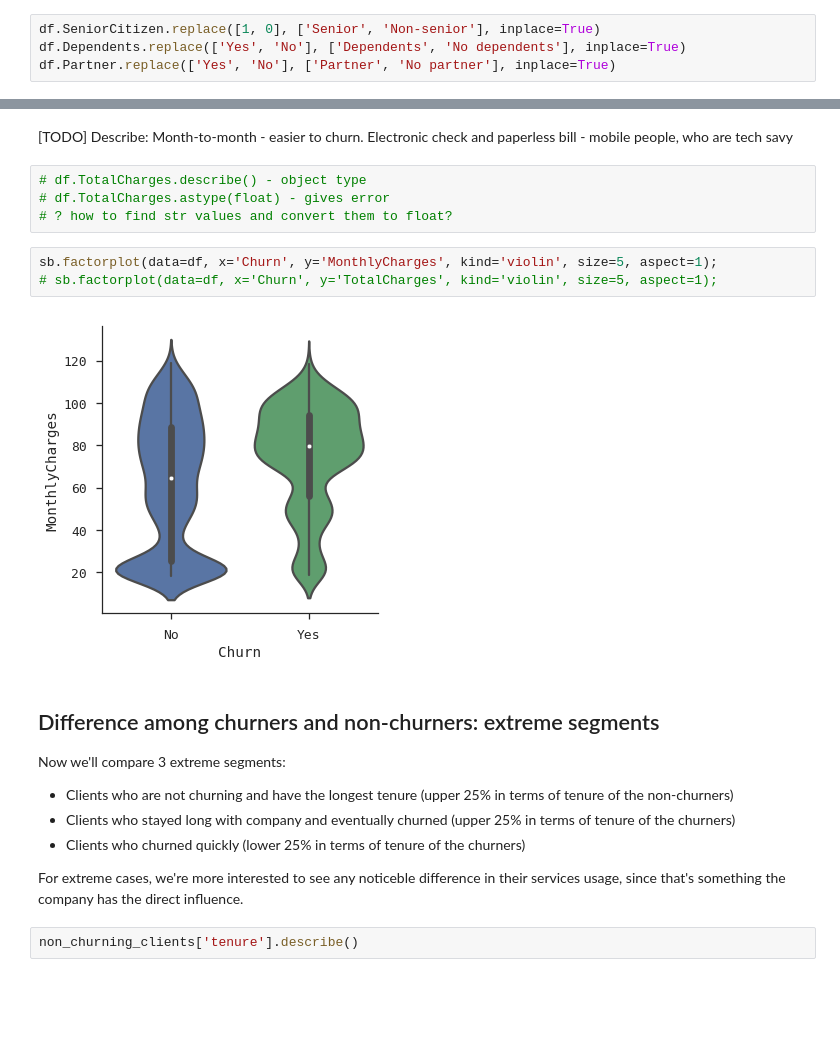
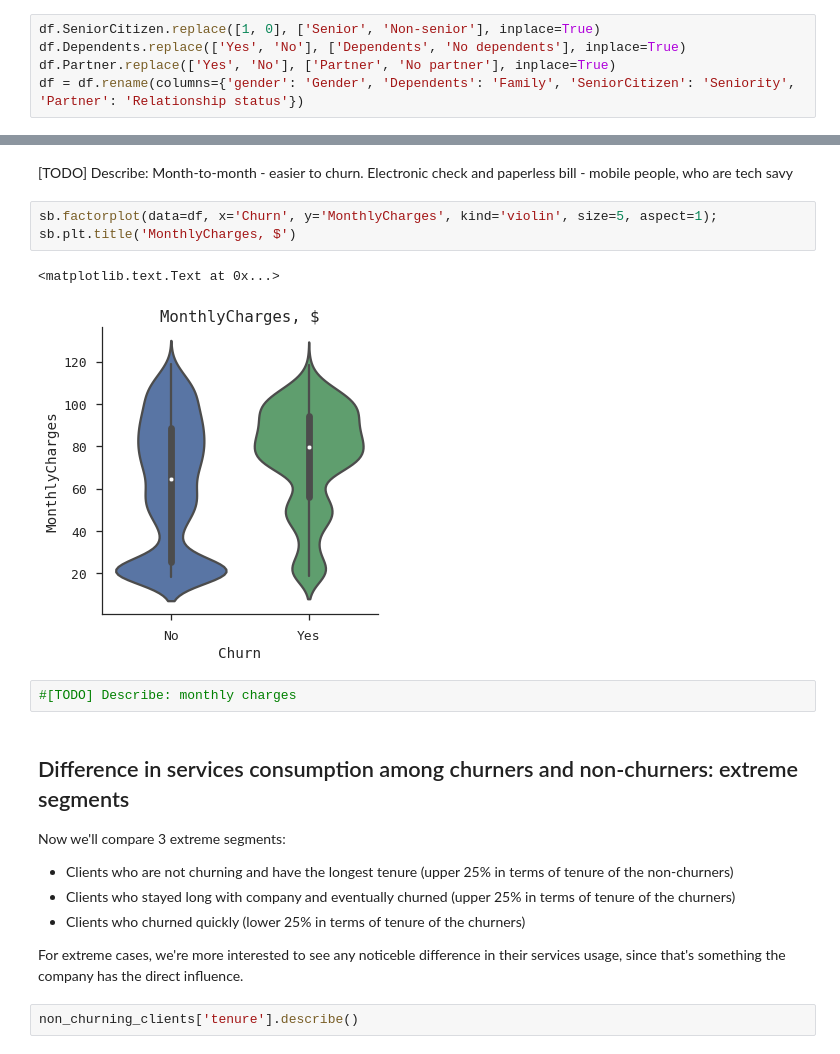
Before and after one commit to PolinaKey/thinkful, a Jupyter notebook: [NEW} Capstone project - Churn.ipynb, the cells around one changed output, grey strips where cells are left out. Saved outputs shown, nothing was run; the diff lists cells and outputs as text; blank space fills up the shorter version.

```diff
--- a/[NEW} Capstone project - Churn.ipynb
+++ b/[NEW} Capstone project - Churn.ipynb
@@ -59,6 +59,7 @@ As we see some of the columns have values "1" / "0" instead of "Yes" / "No" or a
 df.SeniorCitizen.replace([1, 0], ['Senior', 'Non-senior'], inplace=True)
 df.Dependents.replace(['Yes', 'No'], ['Dependents', 'No dependents'], inplace=True)
 df.Partner.replace(['Yes', 'No'], ['Partner', 'No partner'], inplace=True)
+df = df.rename(columns={'gender': 'Gender', 'Dependents': 'Family', 'SeniorCitizen': 'Seniority', 'Partner': 'Relationship status'})
 # %% [markdown]
 ## Research question 1: When do clients churn?
 # %% [markdown]
@@ -181,16 +204,15 @@ for column in columns:
 # %% [markdown]
 [TODO] Describe: Month-to-month - easier to churn. Electronic check and paperless bill -  mobile people, who are tech savy
-# %%
-# df.TotalCharges.describe() - object type
-# df.TotalCharges.astype(float) - gives error
-# ? how to find str values and convert them to float?
 # %%
 sb.factorplot(data=df, x='Churn', y='MonthlyCharges', kind='violin', size=5, aspect=1);
-# sb.factorplot(data=df, x='Churn', y='TotalCharges', kind='violin', size=5, aspect=1);
+sb.plt.title('MonthlyCharges, $')
 # %% [output]
+<matplotlib.text.Text at 0x...>
-[figure, old version]
+[figure, new version]
+# %%
+#[TODO] Describe: monthly charges
 # %% [markdown]
-##  Difference among churners and non-churners: extreme segments
+##  Difference in services consumption among churners and non-churners: extreme segments
 
 Now we'll compare 3 extreme segments:
 - Clients who are not churning and have the longest tenure (upper 25% in terms of tenure of the non-churners)
```
Also changed, not shown: parts of 25 cells of this notebook, 1 other file.
